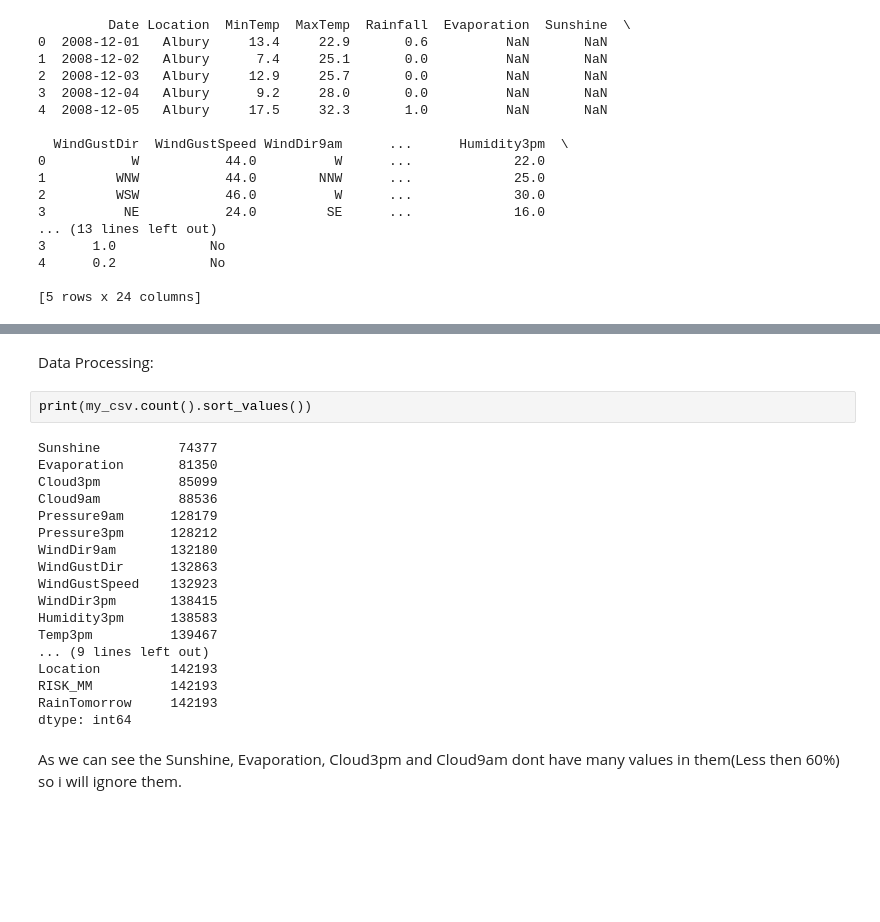
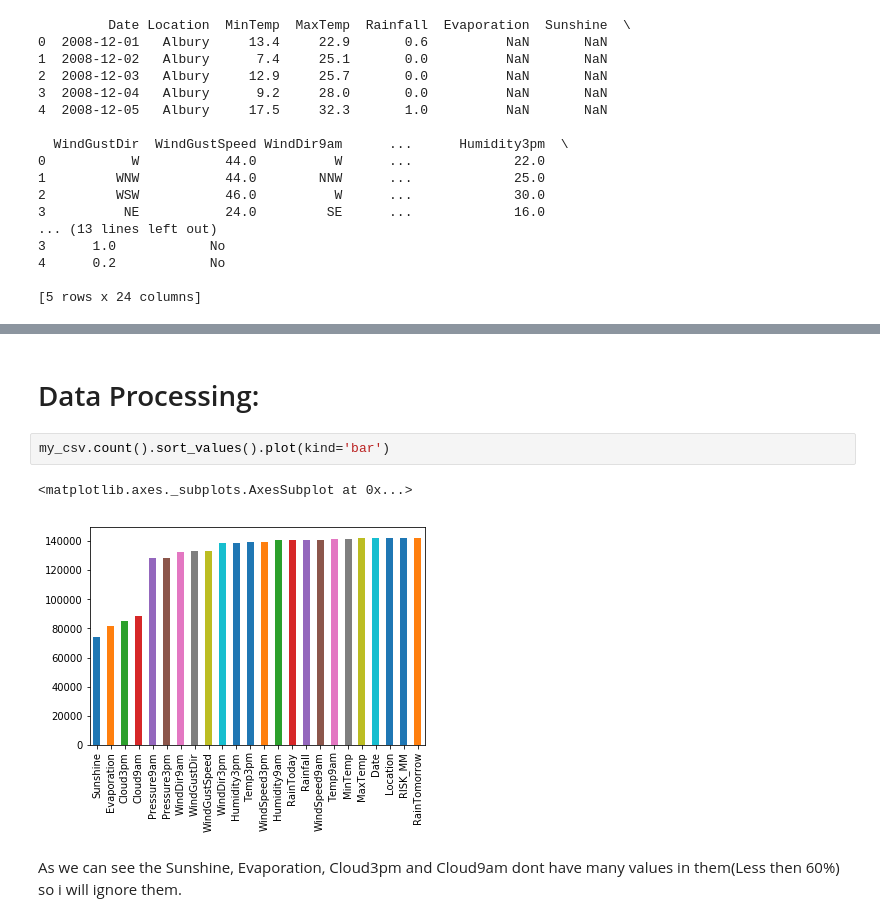
Before and after one commit to dvirs12345/data-science-project-sem-2, a Jupyter notebook: project.ipynb, the cells around one changed output, grey strips where cells are left out. Drawn from its saved outputs; the diff is of its cells as text; blank space fills up the shorter version.

```diff
--- a/project.ipynb
+++ b/project.ipynb
@@ -46,27 +45,12 @@ Name: RainTomorrow, dtype: float64
 <matplotlib.axes._subplots.AxesSubplot at 0x...>
 [figure]
-# %% [markdown]
-Data Processing:
-# %%
-print(my_csv.count().sort_values())
-# %% [output]
-Sunshine          74377
-Evaporation       81350
-Cloud3pm          85099
-Cloud9am          88536
-Pressure9am      128179
-Pressure3pm      128212
-WindDir9am       132180
-WindGustDir      132863
-WindGustSpeed    132923
-WindDir3pm       138415
-Humidity3pm      138583
-Temp3pm          139467
-... (9 lines left out)
-Location         142193
-RISK_MM          142193
-RainTomorrow     142193
-dtype: int64
+# %% [markdown]
+# Data Processing:
+# %%
+my_csv.count().sort_values().plot(kind='bar')
+# %% [output]
+<matplotlib.axes._subplots.AxesSubplot at 0x...>
+[figure, added]
 # %% [markdown]
 As we can see the Sunshine, Evaporation, Cloud3pm and Cloud9am dont have many values in them(Less then 60%) so i will ignore them.
 # %%
```
Also changed, not shown: parts of 6 cells of this notebook, 1 other file.
